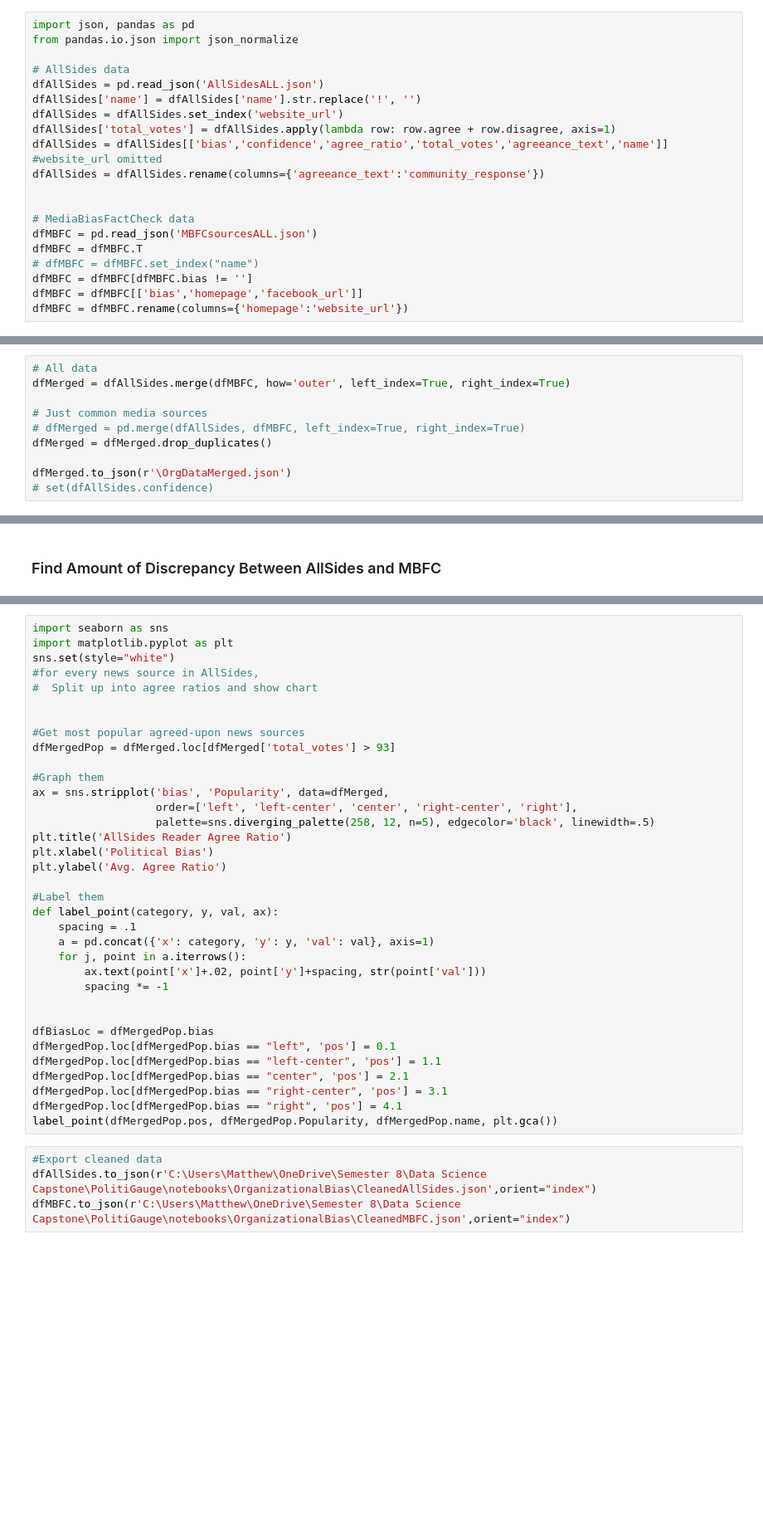
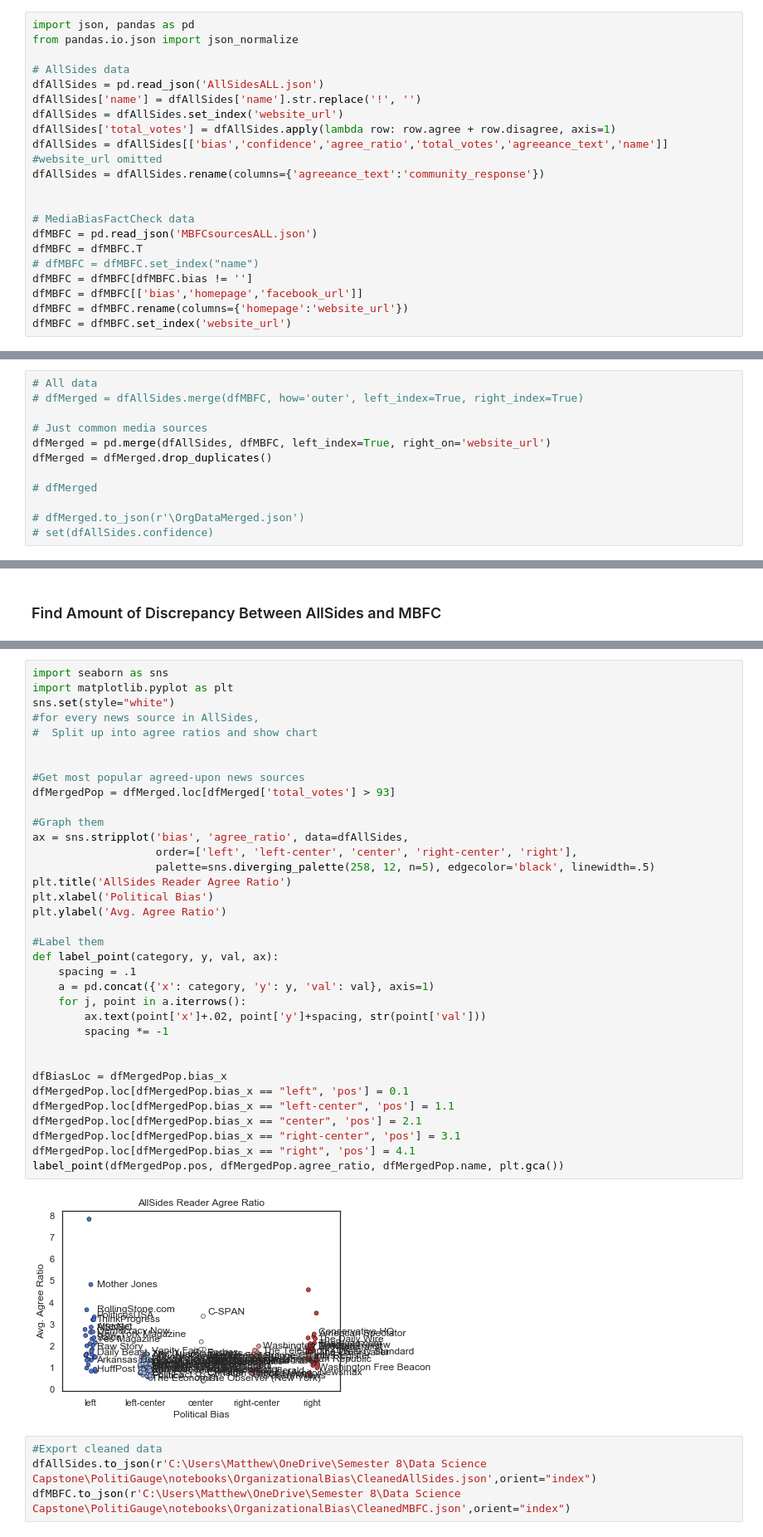
Before and after one commit to eltabre/PolitiGauge, a Jupyter notebook: notebooks/OrganizationalBias/OrgBiasExploration.ipynb, the cells around one changed output, grey strips where cells are left out. Shown at 83% size. Cells and saved outputs as stored; diff of their text form; blank space fills up the shorter version.

```diff
--- a/notebooks/OrganizationalBias/OrgBiasExploration.ipynb
+++ b/notebooks/OrganizationalBias/OrgBiasExploration.ipynb
@@ -25,6 +25,7 @@ dfMBFC = dfMBFC.T
 dfMBFC = dfMBFC[dfMBFC.bias != '']
 dfMBFC = dfMBFC[['bias','homepage','facebook_url']]
 dfMBFC = dfMBFC.rename(columns={'homepage':'website_url'})
+dfMBFC = dfMBFC.set_index('website_url')
 # %% [markdown]
 ### Normalize Data
 # %%
@@ -81,10 +84,12 @@ dfMBFC.shape
 # %%
 # All data
-dfMerged = dfAllSides.merge(dfMBFC, how='outer', left_index=True, right_index=True)
+# dfMerged = dfAllSides.merge(dfMBFC, how='outer', left_index=True, right_index=True)
 
 # Just common media sources
-# dfMerged = pd.merge(dfAllSides, dfMBFC, left_index=True, right_index=True)
+dfMerged = pd.merge(dfAllSides, dfMBFC, left_index=True, right_on='website_url')
 dfMerged = dfMerged.drop_duplicates()
 
-dfMerged.to_json(r'\OrgDataMerged.json')
+# dfMerged
+
+# dfMerged.to_json(r'\OrgDataMerged.json')
 # set(dfAllSides.confidence)
@@ -261,38 +264,40 @@ total
 # %%
 import seaborn as sns
 import matplotlib.pyplot as plt
 sns.set(style="white")
 #for every news source in AllSides,
 #  Split up into agree ratios and show chart
 
 
 #Get most popular agreed-upon news sources
 dfMergedPop = dfMerged.loc[dfMerged['total_votes'] > 93]
 
 #Graph them
-ax = sns.stripplot('bias', 'Popularity', data=dfMerged,
+ax = sns.stripplot('bias', 'agree_ratio', data=dfAllSides,
                    order=['left', 'left-center', 'center', 'right-center', 'right'],
                    palette=sns.diverging_palette(258, 12, n=5), edgecolor='black', linewidth=.5)
 plt.title('AllSides Reader Agree Ratio')
 plt.xlabel('Political Bias')
 plt.ylabel('Avg. Agree Ratio')
 
 #Label them
 def label_point(category, y, val, ax):
     spacing = .1
     a = pd.concat({'x': category, 'y': y, 'val': val}, axis=1)
     for j, point in a.iterrows():
         ax.text(point['x']+.02, point['y']+spacing, str(point['val']))
         spacing *= -1
 
 
-dfBiasLoc = dfMergedPop.bias
-dfMergedPop.loc[dfMergedPop.bias == "left", 'pos'] = 0.1
-dfMergedPop.loc[dfMergedPop.bias == "left-center", 'pos'] = 1.1
-dfMergedPop.loc[dfMergedPop.bias == "center", 'pos'] = 2.1
-dfMergedPop.loc[dfMergedPop.bias == "right-center", 'pos'] = 3.1
-dfMergedPop.loc[dfMergedPop.bias == "right", 'pos'] = 4.1
-label_point(dfMergedPop.pos, dfMergedPop.Popularity, dfMergedPop.name, plt.gca())
+dfBiasLoc = dfMergedPop.bias_x
+dfMergedPop.loc[dfMergedPop.bias_x == "left", 'pos'] = 0.1
+dfMergedPop.loc[dfMergedPop.bias_x == "left-center", 'pos'] = 1.1
+dfMergedPop.loc[dfMergedPop.bias_x == "center", 'pos'] = 2.1
+dfMergedPop.loc[dfMergedPop.bias_x == "right-center", 'pos'] = 3.1
+dfMergedPop.loc[dfMergedPop.bias_x == "right", 'pos'] = 4.1
+label_point(dfMergedPop.pos, dfMergedPop.agree_ratio, dfMergedPop.name, plt.gca())
+# %% [output]
+[figure, added]
 # %%
 #Export cleaned data
 dfAllSides.to_json(r'C:\Users\Matthew\OneDrive\Semester 8\Data Science Capstone\PolitiGauge\notebooks\OrganizationalBias\CleanedAllSides.json',orient="index")
```
Also changed, not shown: parts of 11 cells of this notebook, 27 other files.
